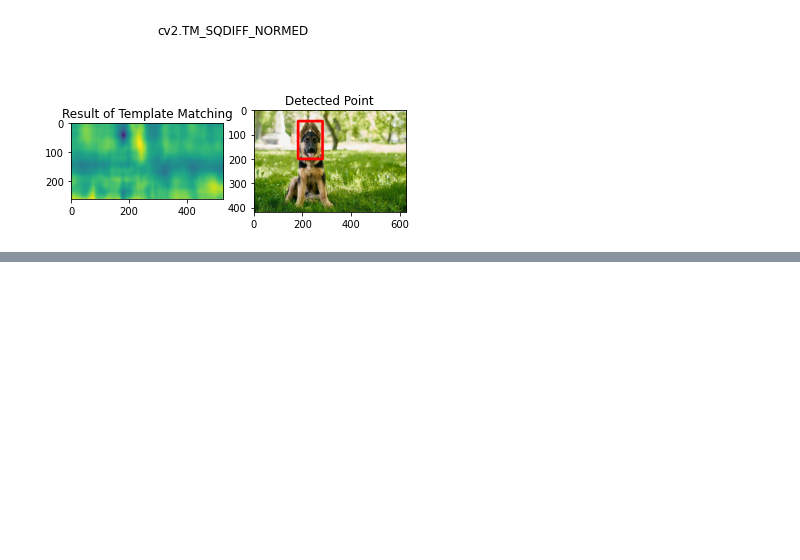
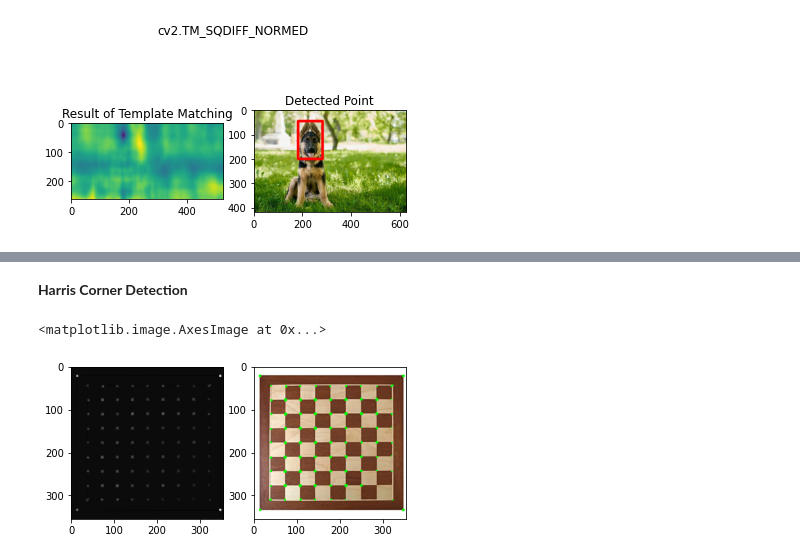
Before and after one commit to bimarshak7/openCV-basics, a Jupyter notebook: objectDetection.ipynb, the cells around one changed output, grey strips where cells are left out. Cells and saved outputs as stored; diff of their text form; code cells hidden in the pictures; blank space fills up the shorter version.

```diff
--- a/objectDetection.ipynb
+++ b/objectDetection.ipynb
@@ -63,0 +84,17 @@ for m in methods:
+# %% [markdown]
+**Harris Corner Detection**
+# %%
+chess_gray = np.float32(chess_gray)
+
+dst = cv2.cornerHarris(src=chess_gray,blockSize=4,ksize=3,k=0.02)
+dst = cv2.dilate(dst,None)
+
+chess[dst>0.1*dst.max()]=[0,255,0]
+
+plt.subplot(121)
+plt.imshow(dst,cmap="gray")
+plt.subplot(122)
+plt.imshow(chess)
+# %% [output]
+<matplotlib.image.AxesImage at 0x...>
+[figure, added]
```
Also changed, not shown: parts of 36 cells of this notebook.
